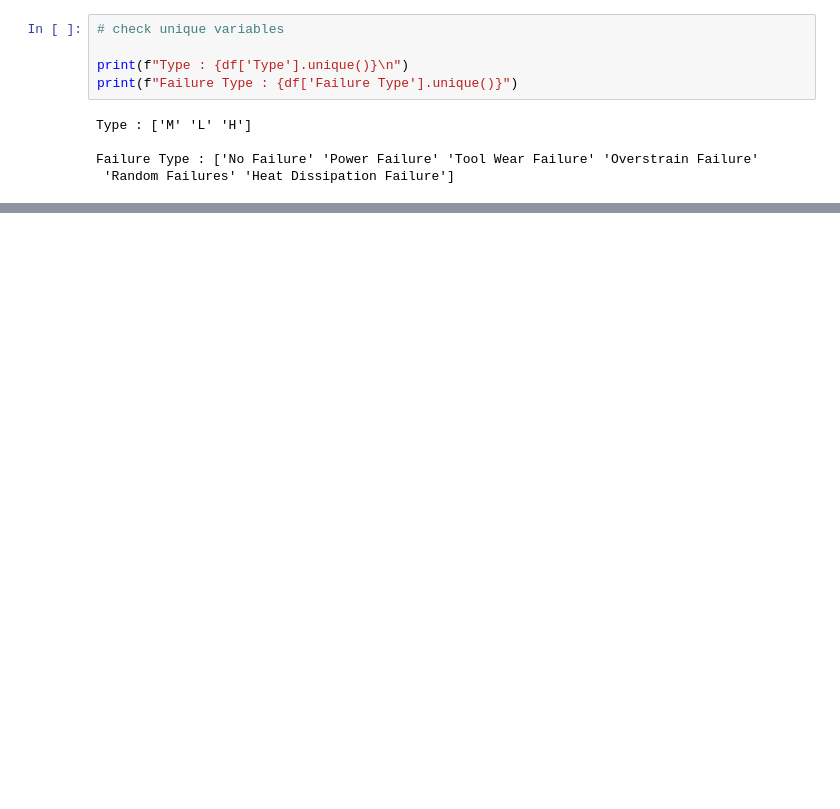
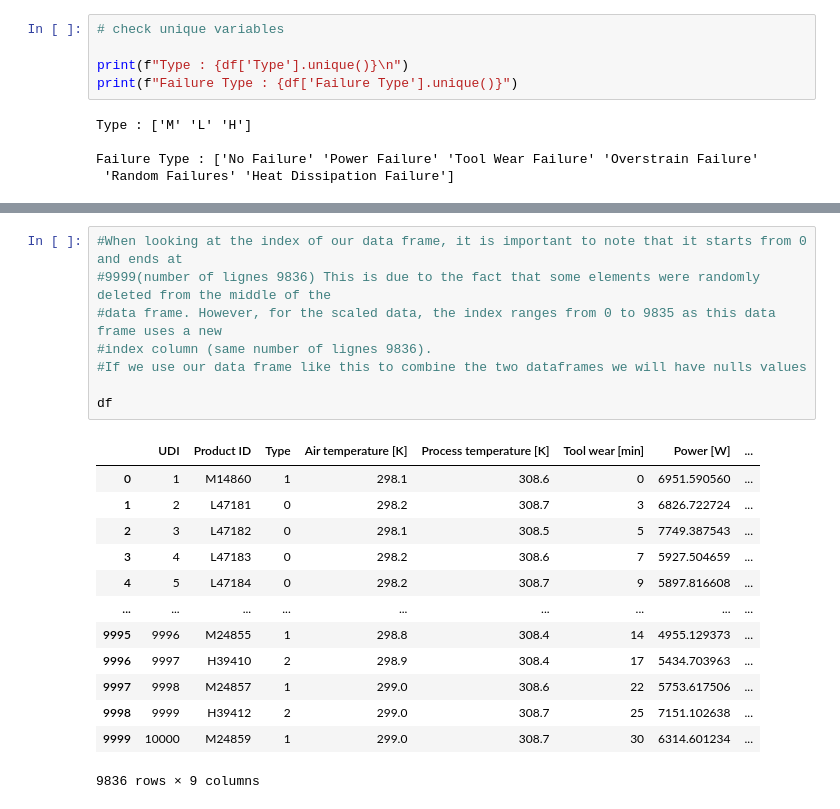
Before and after one commit to AmraniMohammed/Predictive-Maintenance, a Jupyter notebook: Predictive maintenance.ipynb, the cells around one changed output, grey strips where cells are left out. Cells and saved outputs as stored; diff of their text form; blank space fills up the shorter version.

```diff
--- a/Predictive maintenance.ipynb
+++ b/Predictive maintenance.ipynb
@@ -442,0 +459,22 @@ df.head()
+# %%
+#When looking at the index of our data frame, it is important to note that it starts from 0 and ends at
+#9999(number of lignes 9836) This is due to the fact that some elements were randomly deleted from the middle of the
+#data frame. However, for the scaled data, the index ranges from 0 to 9835 as this data frame uses a new
+#index column (same number of lignes 9836).
+#If we use our data frame like this to combine the two dataframes we will have nulls values
+
+df
+# %% [output]
+|  | UDI | Product ID | Type | Air temperature [K] | Process temperature [K] | Tool wear [min] | Power [W] | ... |
+| 0 | 1 | M14860 | 1 | 298.1 | 308.6 | 0 | 6951.590560 | ... |
+| 1 | 2 | L47181 | 0 | 298.2 | 308.7 | 3 | 6826.722724 | ... |
+| 2 | 3 | L47182 | 0 | 298.1 | 308.5 | 5 | 7749.387543 | ... |
+| 3 | 4 | L47183 | 0 | 298.2 | 308.6 | 7 | 5927.504659 | ... |
+| 4 | 5 | L47184 | 0 | 298.2 | 308.7 | 9 | 5897.816608 | ... |
+| ... | ... | ... | ... | ... | ... | ... | ... | ... |
+| 9995 | 9996 | M24855 | 1 | 298.8 | 308.4 | 14 | 4955.129373 | ... |
+| 9996 | 9997 | H39410 | 2 | 298.9 | 308.4 | 17 | 5434.703963 | ... |
+| 9997 | 9998 | M24857 | 1 | 299.0 | 308.6 | 22 | 5753.617506 | ... |
+| 9998 | 9999 | H39412 | 2 | 299.0 | 308.7 | 25 | 7151.102638 | ... |
+| 9999 | 10000 | M24859 | 1 | 299.0 | 308.7 | 30 | 6314.601234 | ... |
+9836 rows × 9 columns
```
Also changed, not shown: parts of 30 cells of this notebook.
